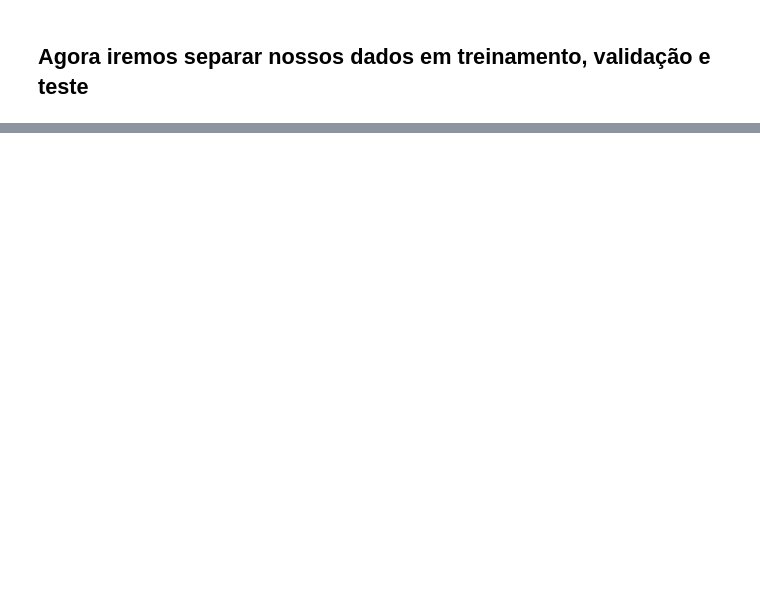
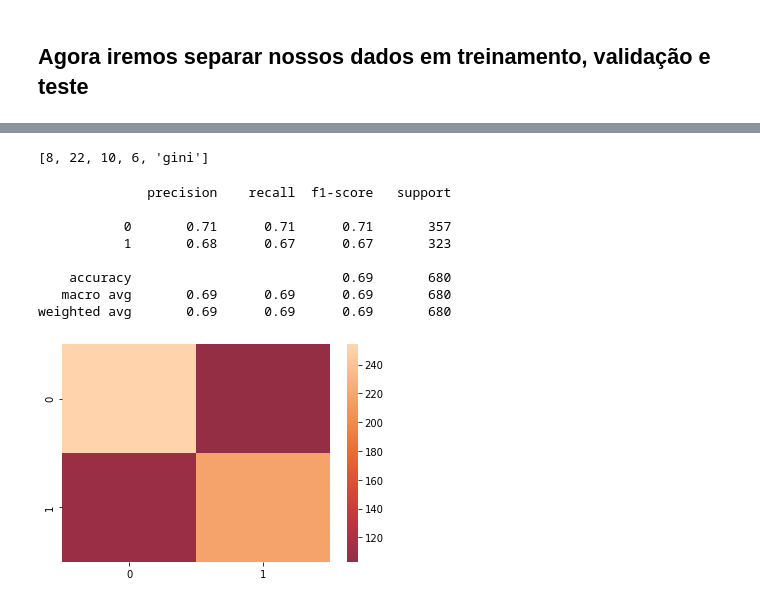
Before and after one commit to danielcti/data-science-project, a Jupyter notebook: dataVisualizationNetflixp2.ipynb, the cells around one changed output, grey strips where cells are left out. Cells and saved outputs as stored; diff of their text form; code cells hidden in the pictures; blank space fills up the shorter version.

```diff
--- a/dataVisualizationNetflixp2.ipynb
+++ b/dataVisualizationNetflixp2.ipynb
@@ -1099,0 +1174,3 @@ from sklearn.metrics import accuracy_score, precision_score, recall_score, f1_sc
+# %%
+report = classification_report(y_test, predicted)
+print(report)
@@ -1099,0 +1254,40 @@ from sklearn.metrics import accuracy_score, precision_score, recall_score, f1_sc
+# %%
+result.x
+# %% [output]
+[8, 22, 10, 6, 'gini']
+# %%
+params = result.x
+max_depth = params[0]
+min_samples_split = params[1]
+min_samples_leaf = params[2]
+max_features = params[3]
+criterion = params[4]
+
+tree = DecisionTreeClassifier(max_depth=max_depth,
+                                  min_samples_split=min_samples_split,
+                                  min_samples_leaf=min_samples_leaf,
+                                  max_features=max_features,
+                                  criterion=criterion,
+                                  random_state=42,
+                                  class_weight='balanced')
+tree.fit(X_train,y_train)
+predicted_tree = tree.predict(X_test)
+
+report = classification_report(y_test, predicted_tree)
+print(report)
+
+
+
+cm = confusion_matrix(y_test, predicted_tree)
+sns.heatmap(cm, center=True)
+plt.show()
+# %% [output]
+              precision    recall  f1-score   support
+
+           0       0.71      0.71      0.71       357
+           1       0.68      0.67      0.67       323
+
+    accuracy                           0.69       680
+   macro avg       0.69      0.69      0.69       680
+weighted avg       0.69      0.69      0.69       680
+[figure, added]
```
Also changed, not shown: parts of 24 cells of this notebook.
